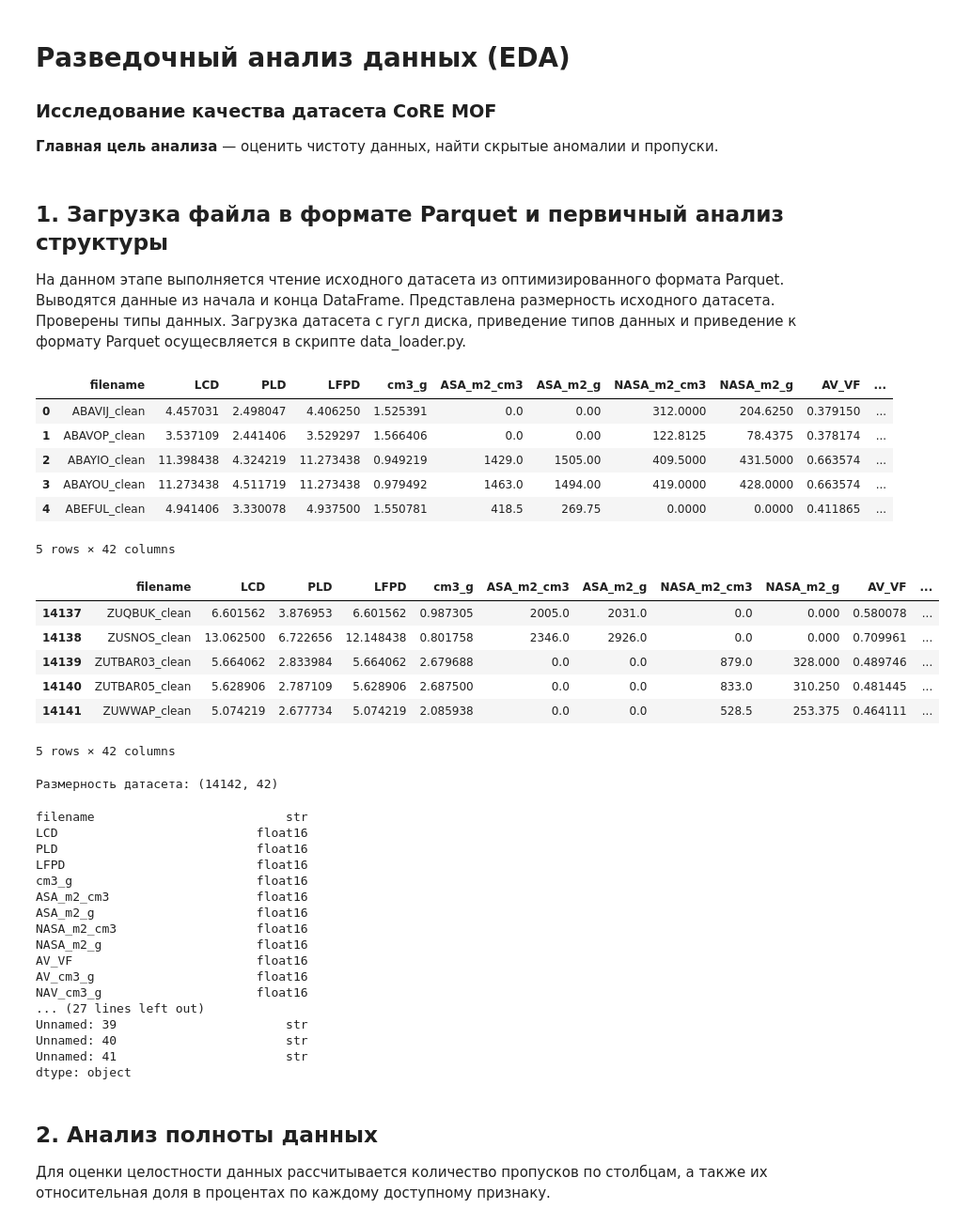
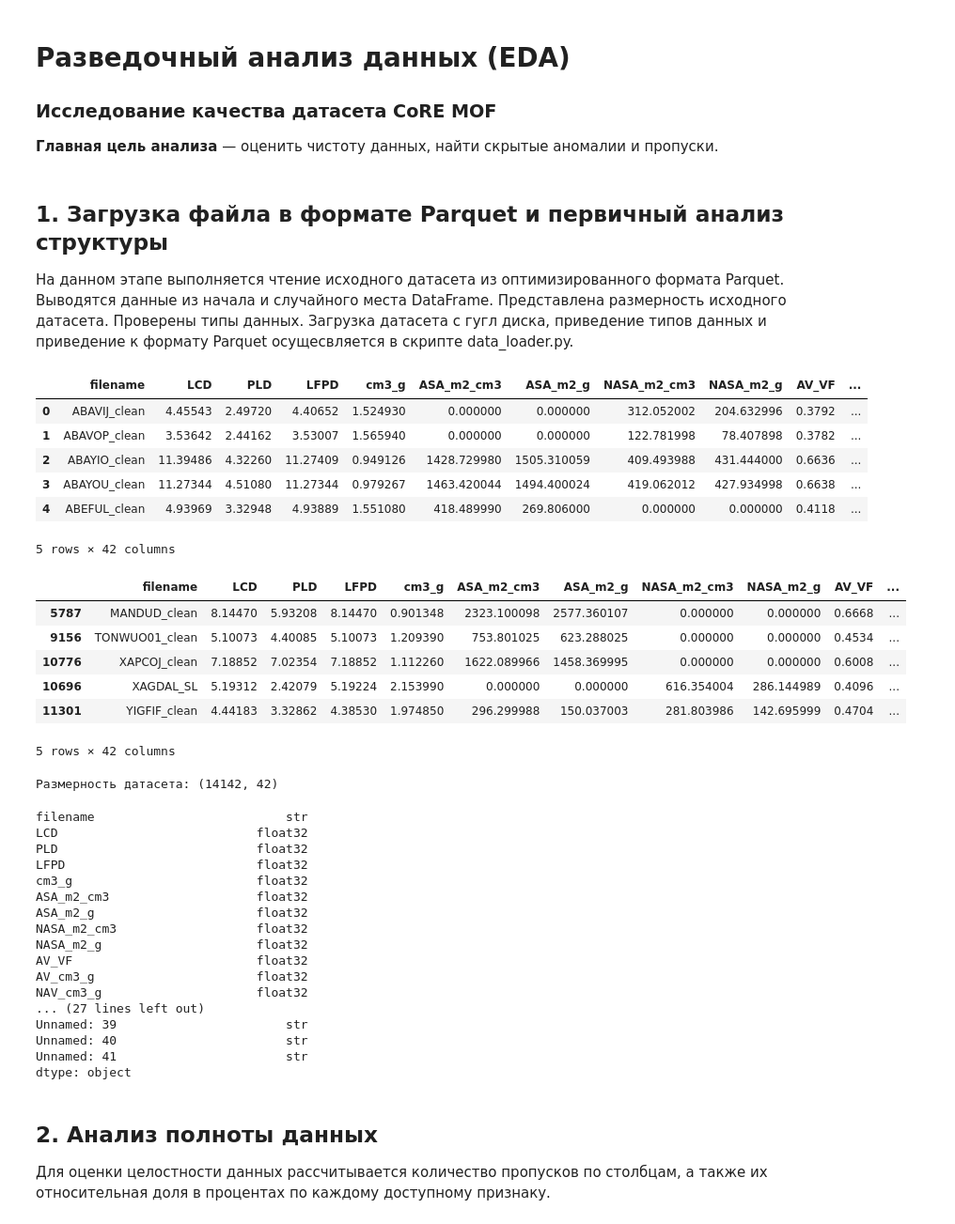
Before and after one commit to alenavas22/study-project, a Jupyter notebook: notebooks/EDA.ipynb, the cells around one changed output. Shown at 94% size. Drawn from its saved outputs; the diff is of its cells as text; code cells hidden in the pictures.

```diff
--- a/notebooks/EDA.ipynb
+++ b/notebooks/EDA.ipynb
@@ -14,27 +10,30 @@ warnings.filterwarnings('ignore')
 # %% [markdown]
 ## 1. Загрузка файла в формате Parquet и первичный анализ структуры
 
-На данном этапе выполняется чтение исходного датасета из оптимизированного формата Parquet. Выводятся данные из начала и конца DataFrame. Представлена размерность исходного датасета. Проверены типы данных. Загрузка датасета с гугл диска, приведение типов данных и приведение к формату Parquet осущесвляется в скрипте data_loader.py.
+На данном этапе выполняется чтение исходного датасета из оптимизированного формата Parquet. Выводятся данные из начала и случайного места DataFrame. Представлена размерность исходного датасета. Проверены типы данных. Загрузка датасета с гугл диска, приведение типов данных и приведение к формату Parquet осущесвляется в скрипте data_loader.py.
 # %%
-df = pd.read_parquet('../dataset.parquet')
+from pathlib import Path
+DATA_PATH = Path.cwd().parent / 'dataset.parquet'
+df = pd.read_parquet(DATA_PATH)
+
 df.head(5)
 # %% [output]
 |  | filename | LCD | PLD | LFPD | cm3_g | ASA_m2_cm3 | ASA_m2_g | NASA_m2_cm3 | NASA_m2_g | AV_VF | ... |
-| 0 | ABAVIJ_clean | 4.457031 | 2.498047 | 4.406250 | 1.525391 | 0.0 | 0.00 | 312.0000 | 204.6250 | 0.379150 | ... |
-| 1 | ABAVOP_clean | 3.537109 | 2.441406 | 3.529297 | 1.566406 | 0.0 | 0.00 | 122.8125 | 78.4375 | 0.378174 | ... |
-| 2 | ABAYIO_clean | 11.398438 | 4.324219 | 11.273438 | 0.949219 | 1429.0 | 1505.00 | 409.5000 | 431.5000 | 0.663574 | ... |
-| 3 | ABAYOU_clean | 11.273438 | 4.511719 | 11.273438 | 0.979492 | 1463.0 | 1494.00 | 419.0000 | 428.0000 | 0.663574 | ... |
-| 4 | ABEFUL_clean | 4.941406 | 3.330078 | 4.937500 | 1.550781 | 418.5 | 269.75 | 0.0000 | 0.0000 | 0.411865 | ... |
+| 0 | ABAVIJ_clean | 4.45543 | 2.49720 | 4.40652 | 1.524930 | 0.000000 | 0.000000 | 312.052002 | 204.632996 | 0.3792 | ... |
+| 1 | ABAVOP_clean | 3.53642 | 2.44162 | 3.53007 | 1.565940 | 0.000000 | 0.000000 | 122.781998 | 78.407898 | 0.3782 | ... |
+| 2 | ABAYIO_clean | 11.39486 | 4.32260 | 11.27409 | 0.949126 | 1428.729980 | 1505.310059 | 409.493988 | 431.444000 | 0.6636 | ... |
+| 3 | ABAYOU_clean | 11.27344 | 4.51080 | 11.27344 | 0.979267 | 1463.420044 | 1494.400024 | 419.062012 | 427.934998 | 0.6638 | ... |
+| 4 | ABEFUL_clean | 4.93969 | 3.32948 | 4.93889 | 1.551080 | 418.489990 | 269.806000 | 0.000000 | 0.000000 | 0.4118 | ... |
 5 rows × 42 columns
 # %%
-df.tail(5)
+df.sample(5, random_state=42)
 # %% [output]
 |  | filename | LCD | PLD | LFPD | cm3_g | ASA_m2_cm3 | ASA_m2_g | NASA_m2_cm3 | NASA_m2_g | AV_VF | ... |
-| 14137 | ZUQBUK_clean | 6.601562 | 3.876953 | 6.601562 | 0.987305 | 2005.0 | 2031.0 | 0.0 | 0.000 | 0.580078 | ... |
-| 14138 | ZUSNOS_clean | 13.062500 | 6.722656 | 12.148438 | 0.801758 | 2346.0 | 2926.0 | 0.0 | 0.000 | 0.709961 | ... |
-| 14139 | ZUTBAR03_clean | 5.664062 | 2.833984 | 5.664062 | 2.679688 | 0.0 | 0.0 | 879.0 | 328.000 | 0.489746 | ... |
-| 14140 | ZUTBAR05_clean | 5.628906 | 2.787109 | 5.628906 | 2.687500 | 0.0 | 0.0 | 833.0 | 310.250 | 0.481445 | ... |
-| 14141 | ZUWWAP_clean | 5.074219 | 2.677734 | 5.074219 | 2.085938 | 0.0 | 0.0 | 528.5 | 253.375 | 0.464111 | ... |
+| 5787 | MANDUD_clean | 8.14470 | 5.93208 | 8.14470 | 0.901348 | 2323.100098 | 2577.360107 | 0.000000 | 0.000000 | 0.6668 | ... |
+| 9156 | TONWUO01_clean | 5.10073 | 4.40085 | 5.10073 | 1.209390 | 753.801025 | 623.288025 | 0.000000 | 0.000000 | 0.4534 | ... |
+| 10776 | XAPCOJ_clean | 7.18852 | 7.02354 | 7.18852 | 1.112260 | 1622.089966 | 1458.369995 | 0.000000 | 0.000000 | 0.6008 | ... |
+| 10696 | XAGDAL_SL | 5.19312 | 2.42079 | 5.19224 | 2.153990 | 0.000000 | 0.000000 | 616.354004 | 286.144989 | 0.4096 | ... |
+| 11301 | YIGFIF_clean | 4.44183 | 3.32862 | 4.38530 | 1.974850 | 296.299988 | 150.037003 | 281.803986 | 142.695999 | 0.4704 | ... |
 5 rows × 42 columns
 # %%
 print(f"Размерность датасета: {df.shape}")
@@ -44,17 +43,17 @@ print(f"Размерность датасета: {df.shape}")
 df.dtypes
 # %% [output]
 filename                          str
-LCD                           float16
-PLD                           float16
-LFPD                          float16
-cm3_g                         float16
-ASA_m2_cm3                    float16
-ASA_m2_g                      float16
-NASA_m2_cm3                   float16
-NASA_m2_g                     float16
-AV_VF                         float16
-AV_cm3_g                      float16
-NAV_cm3_g                     float16
+LCD                           float32
+PLD                           float32
+LFPD                          float32
+cm3_g                         float32
+ASA_m2_cm3                    float32
+ASA_m2_g                      float32
+NASA_m2_cm3                   float32
+NASA_m2_g                     float32
+AV_VF                         float32
+AV_cm3_g                      float32
+NAV_cm3_g                     float32
 ... (27 lines left out)
 Unnamed: 39                       str
 Unnamed: 40                       str
```
Also changed, not shown: parts of 5 cells of this notebook.
